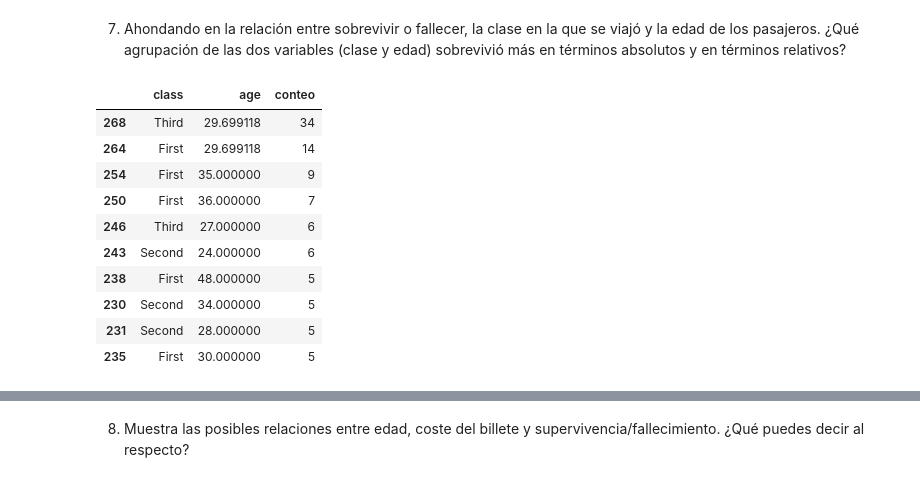
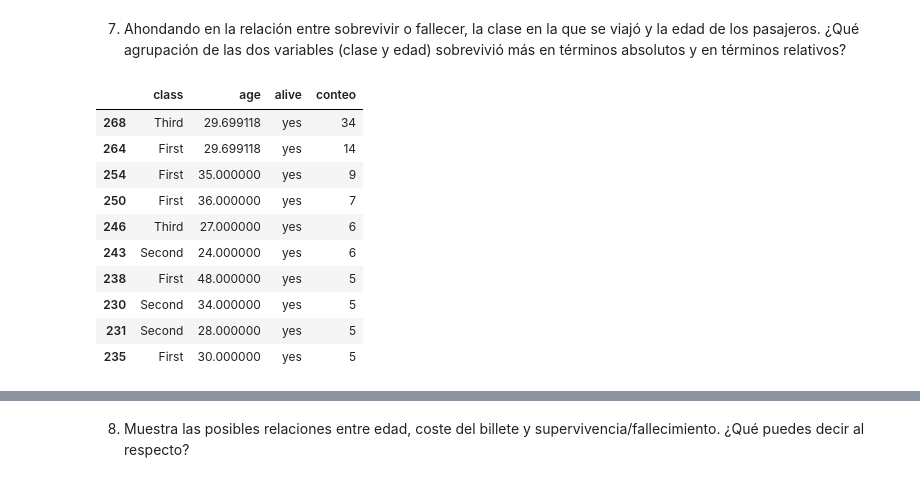
Before and after one commit to nessapatino/ONLINE_DS_THEBRIDGE_VANEPATINO, a Jupyter notebook: Sprint_07/Unidad_02/Practica_Obligatoria/18_Practica_Obligatoria_Multivariante.ipynb, the cells around one changed output, grey strips where cells are left out. Cells and saved outputs as stored; diff of their text form; code cells hidden in the pictures.

```diff
--- a/Sprint_07/Unidad_02/Practica_Obligatoria/18_Practica_Obligatoria_Multivariante.ipynb
+++ b/Sprint_07/Unidad_02/Practica_Obligatoria/18_Practica_Obligatoria_Multivariante.ipynb
@@ -293,16 +293,16 @@ Podemos decir que si, los pasajeros que más dinero pagaron y embarcaron en Cher
 7. Ahondando en la relación entre sobrevivir o fallecer, la clase en la que se viajó y la edad de los pasajeros. ¿Qué agrupación de las dos variables (clase y edad) sobrevivió más en términos absolutos y en términos relativos?
 # %%
 a = df_titanic.groupby(['class','age','alive']).count().sort_values('sex')[['sex']].reset_index().rename(columns={'sex':'conteo'})
-a[(a['alive'] == 'yes') & (a['conteo'] > 1)].sort_values('conteo', ascending=False).head(10).drop(columns='alive')
+a[(a['alive'] == 'yes') & (a['conteo'] > 1)].sort_values('conteo', ascending=False).head(10)
 # %% [output]
-|  | class | age | conteo |
-| 268 | Third | 29.699118 | 34 |
-| 264 | First | 29.699118 | 14 |
-| 254 | First | 35.000000 | 9 |
-| 250 | First | 36.000000 | 7 |
-| 246 | Third | 27.000000 | 6 |
-| 243 | Second | 24.000000 | 6 |
-| 238 | First | 48.000000 | 5 |
-| 230 | Second | 34.000000 | 5 |
-| 231 | Second | 28.000000 | 5 |
-| 235 | First | 30.000000 | 5 |
+|  | class | age | alive | conteo |
+| 268 | Third | 29.699118 | yes | 34 |
+| 264 | First | 29.699118 | yes | 14 |
+| 254 | First | 35.000000 | yes | 9 |
+| 250 | First | 36.000000 | yes | 7 |
+| 246 | Third | 27.000000 | yes | 6 |
+| 243 | Second | 24.000000 | yes | 6 |
+| 238 | First | 48.000000 | yes | 5 |
+| 230 | Second | 34.000000 | yes | 5 |
+| 231 | Second | 28.000000 | yes | 5 |
+| 235 | First | 30.000000 | yes | 5 |
```
Also changed, not shown: parts of 4 cells of this notebook.
